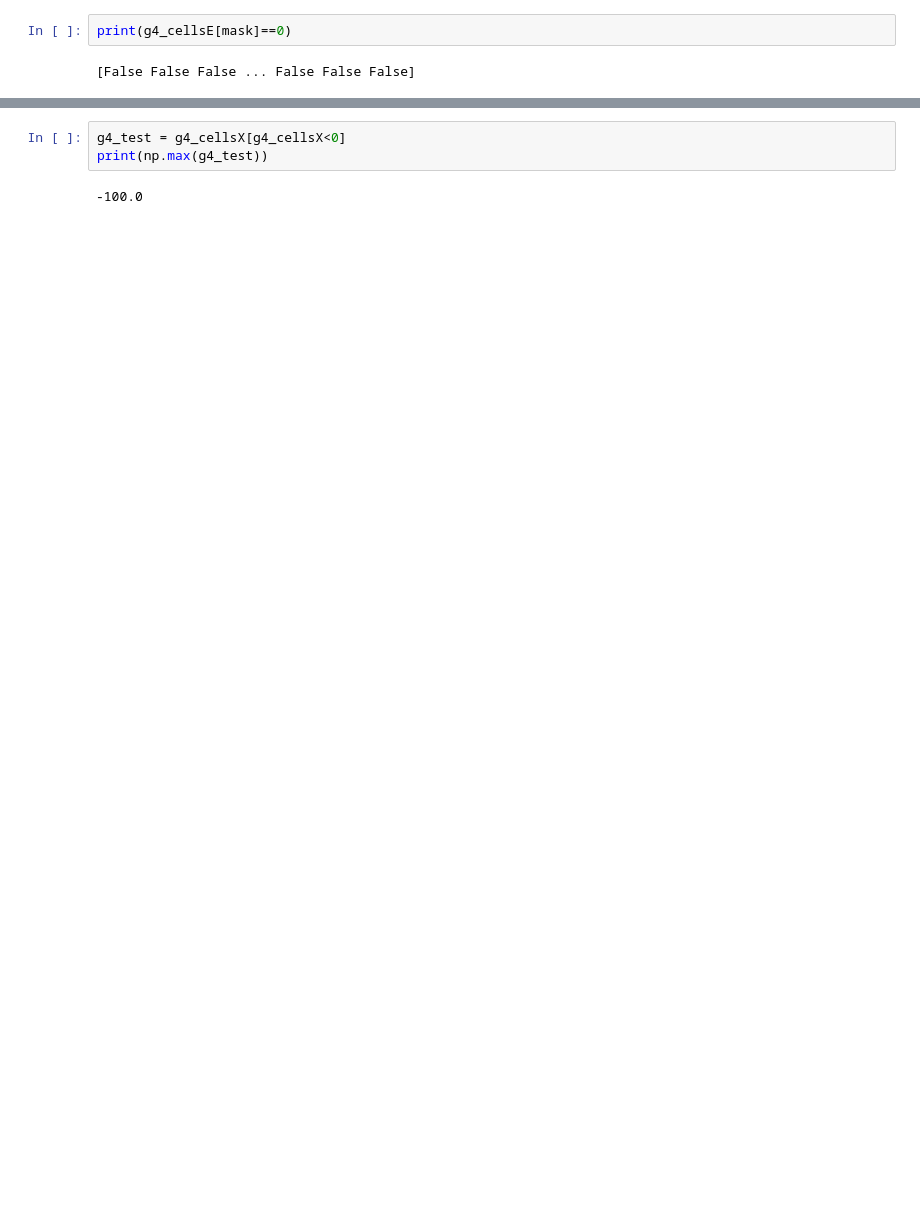
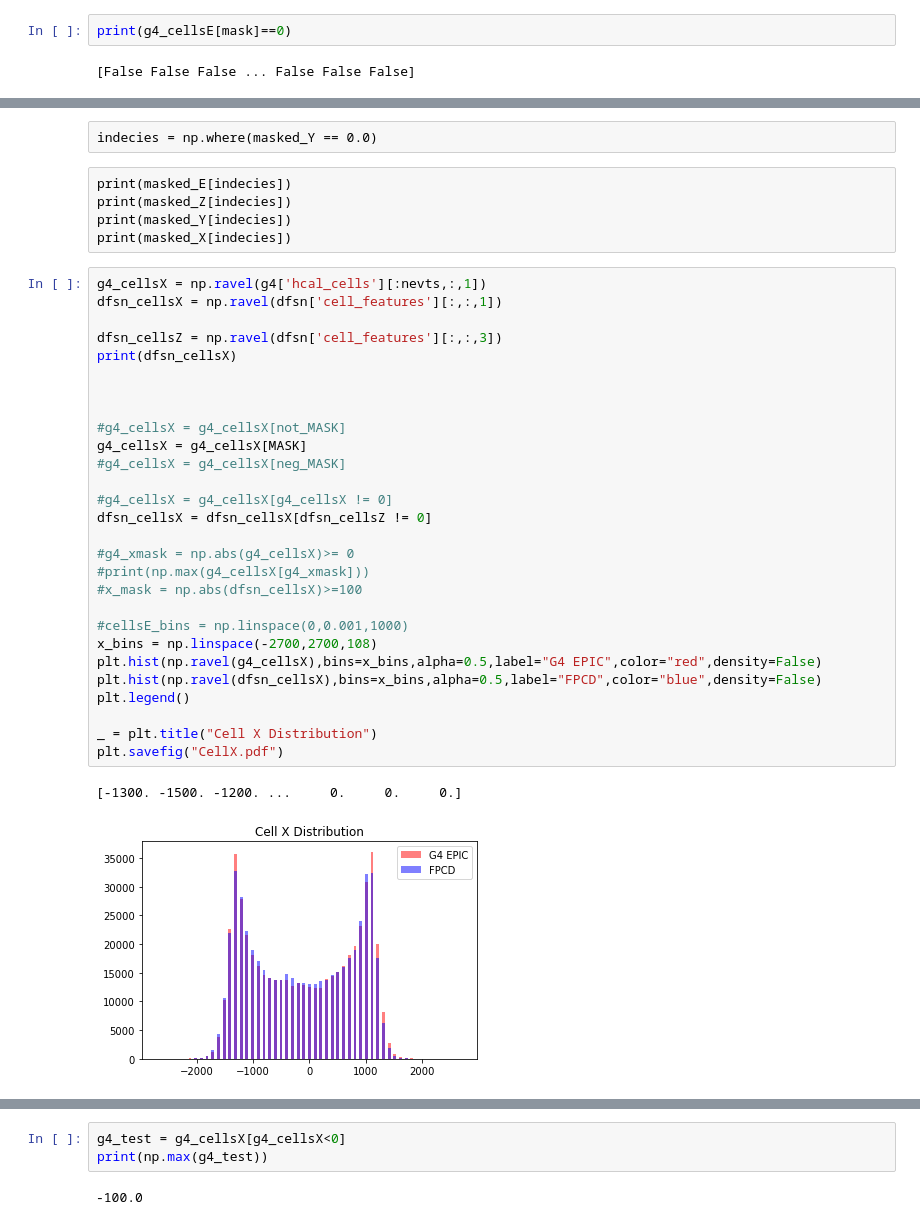
Before and after one commit to ftoralesacosta/GSGM_for_EIC_Calo, a Jupyter notebook: scripts/Compare_Geant_Diffussion.ipynb, the cells around one changed output, grey strips where cells are left out. Drawn from its saved outputs; the diff is of its cells as text; blank space fills up the shorter version.

```diff
--- a/scripts/Compare_Geant_Diffussion.ipynb
+++ b/scripts/Compare_Geant_Diffussion.ipynb
@@ -107,0 +125,38 @@ print(unique_Z)
+# %% [raw]
+indecies = np.where(masked_Y == 0.0)
+# %% [raw]
+print(masked_E[indecies])
+print(masked_Z[indecies])
+print(masked_Y[indecies])
+print(masked_X[indecies])
+# %%
+g4_cellsX = np.ravel(g4['hcal_cells'][:nevts,:,1])
+dfsn_cellsX = np.ravel(dfsn['cell_features'][:,:,1])
+
+dfsn_cellsZ = np.ravel(dfsn['cell_features'][:,:,3])
+print(dfsn_cellsX)
+
+
+
+#g4_cellsX = g4_cellsX[not_MASK]
+g4_cellsX = g4_cellsX[MASK]
+#g4_cellsX = g4_cellsX[neg_MASK]
+
+#g4_cellsX = g4_cellsX[g4_cellsX != 0]
+dfsn_cellsX = dfsn_cellsX[dfsn_cellsZ != 0]
+
+#g4_xmask = np.abs(g4_cellsX)>= 0
+#print(np.max(g4_cellsX[g4_xmask]))
+#x_mask = np.abs(dfsn_cellsX)>=100
+
+#cellsE_bins = np.linspace(0,0.001,1000)
+x_bins = np.linspace(-2700,2700,108)
+plt.hist(np.ravel(g4_cellsX),bins=x_bins,alpha=0.5,label="G4 EPIC",color="red",density=False)
+plt.hist(np.ravel(dfsn_cellsX),bins=x_bins,alpha=0.5,label="FPCD",color="blue",density=False)
+plt.legend()
+
+_ = plt.title("Cell X Distribution")
+plt.savefig("CellX.pdf")
+# %% [output]
+[-1300. -1500. -1200. ...     0.     0.     0.]
+[figure, added]
```
Also changed, not shown: parts of 26 cells of this notebook, 2 other files.
